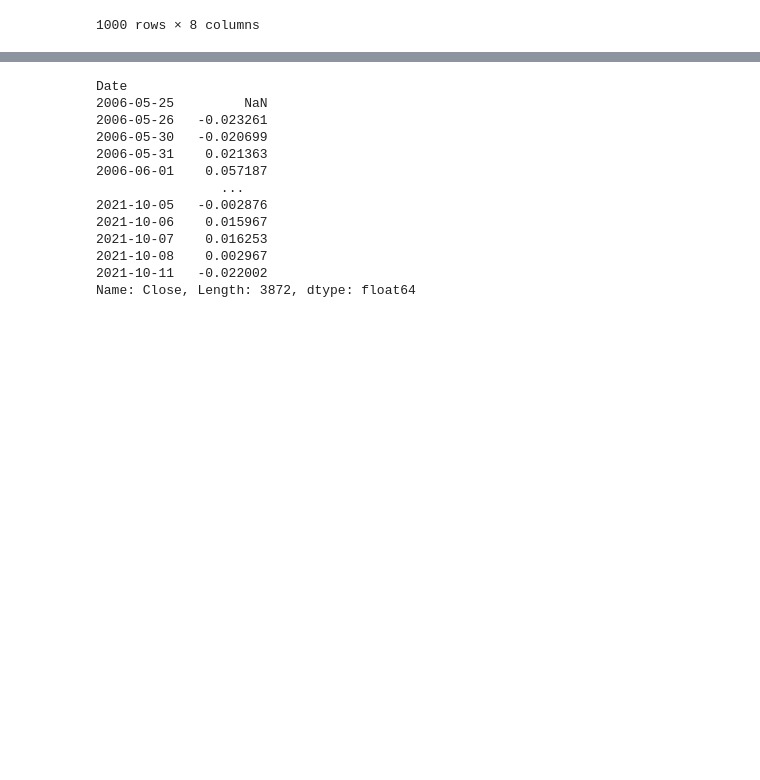
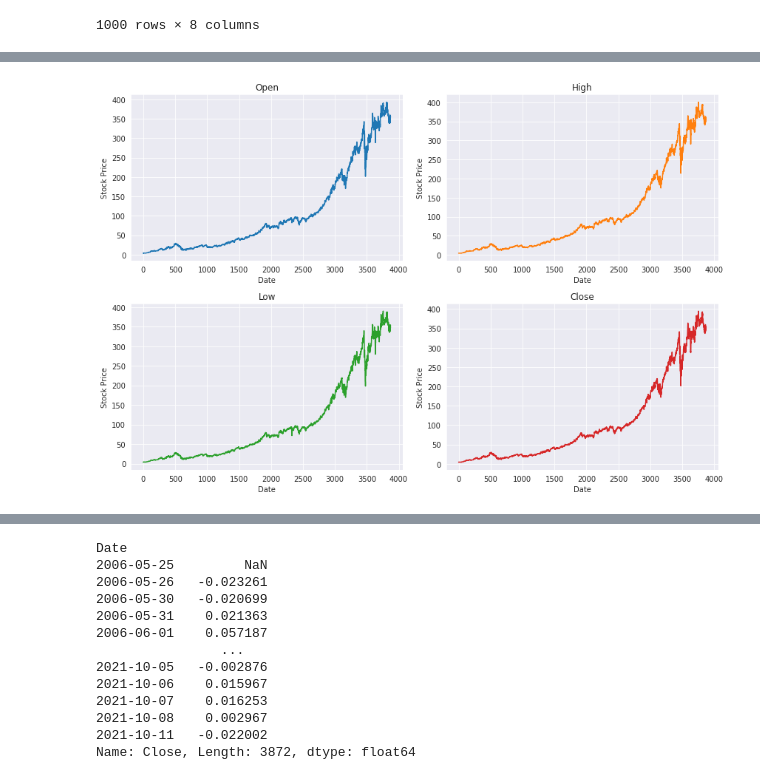
Before and after one commit to srijita1406/Machine-Learning-Projects, a Jupyter notebook: mastercard-stock-data.ipynb, the cells around one changed output, grey strips where cells are left out. Cells and saved outputs as stored; diff of their text form; code cells hidden in the pictures; blank space fills up the shorter version.

```diff
--- a/mastercard-stock-data.ipynb
+++ b/mastercard-stock-data.ipynb
@@ -77,0 +84,22 @@ data.describe(include='object').T
+# %%
+# Create a 2x2 grid for subplots
+fig, axes = plt.subplots(2, 2, figsize=(12, 8))
+
+# Define the column names for plotting
+columns_to_plot = ['Open', 'High', 'Low', 'Close']
+
+# Create subplots using a loop
+for i, column in enumerate(columns_to_plot):
+    row = i // 2
+    col = i % 2
+    axes[row, col].plot(data.index, data[column], color='C{}'.format(i))
+    axes[row, col].set_xlabel('Date')
+    axes[row, col].set_ylabel('Stock Price')
+    axes[row, col].set_title(column)
+
+# Adjust layout to avoid overlapping labels
+plt.tight_layout()
+
+plt.show()
+# %% [output]
+[figure, added]
```
Also changed, not shown: parts of 29 cells of this notebook.
